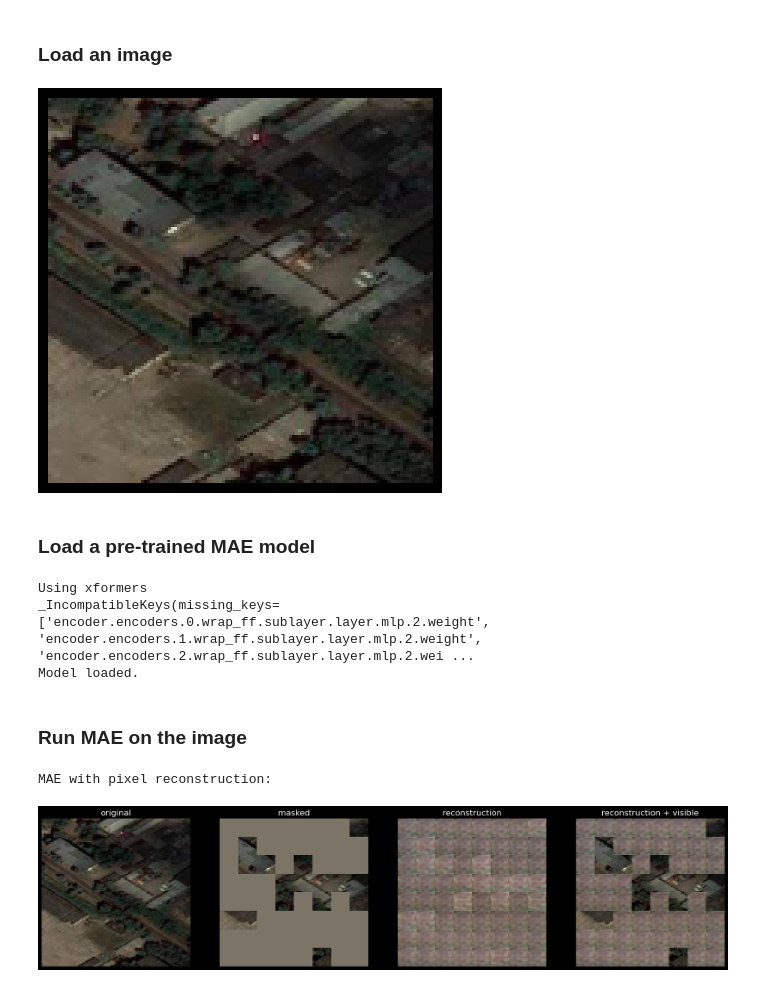
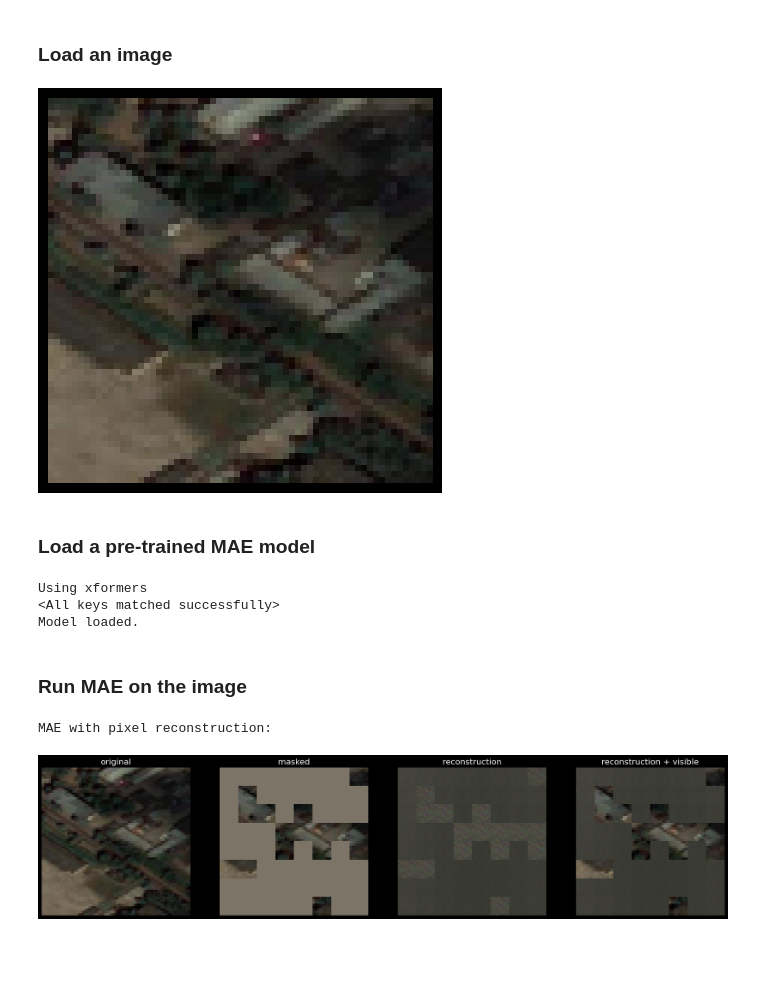
Before and after one commit to aicip/SatMAE, a Jupyter notebook: mae_visualize.ipynb, the cells around one changed output. Cells and saved outputs as stored; diff of their text form; code cells hidden in the pictures; blank space fills up the shorter version.

```diff
--- a/mae_visualize.ipynb
+++ b/mae_visualize.ipynb
@@ -42,7 +42,7 @@ def prepare_model(chkpt_dir, arch='mae_vit_large_patch16', **kwargs):
     print(msg)
     return model
 
-def run_one_image(img, model, p=16, c=3):
+def run_one_image(img, model, patch_size, channels=3):
     x = torch.tensor(img)
 
     # make it a batch-like
@@ -51,13 +51,13 @@ def run_one_image(img, model, p=16, c=3):
 
     # run MAE
     loss, y, mask = model(x.float(), mask_ratio=0.75)
-    y = model.unpatchify(y, p=p, c=c)
+    y = model.unpatchify(y, p=patch_size, c=channels)
     y = torch.einsum('nchw->nhwc', y).detach().cpu()
 
     # visualize the mask
     mask = mask.detach()
     mask = mask.unsqueeze(-1).repeat(1, 1, model.patch_embed.patch_size[0]**2 *3)  # (N, H*W, p*p*3)
-    mask = model.unpatchify(mask, p=p, c=c)  # 1 is removing, 0 is keeping
+    mask = model.unpatchify(mask, p=patch_size, c=channels)  # 1 is removing, 0 is keeping
     mask = torch.einsum('nchw->nhwc', mask).detach().cpu()
 
     x = torch.einsum('nchw->nhwc', x)
@@ -87,12 +87,12 @@ def run_one_image(img, model, p=16, c=3):
 # %% [markdown]
 ### Load an image
 # %%
+img_size = 64
+
 # load an image
 img_url = 'https://encrypted-tbn0.gstatic.com/images?q=tbn:ANd9GcRFQsDBSqgPKLHyunyQ0LJVDBXwzpnvWJqAOLPvVaUoA0xP-ZH4PPVCuyZtMllgEHSRTog&usqp=CAU' # fox, from ILSVRC2012_val_00046145
 # img_url = 'https://user-images.githubusercontent.com/11435359/147743081-0428eecf-89e5-4e07-8da5-a30fd73cc0ba.jpg' # cucumber, from ILSVRC2012_val_00047851
 img = Image.open(requests.get(img_url, stream=True).raw)
-
-img_size = 128
 
 img = img.resize((img_size, img_size))
 img = np.array(img) / 255.
@@ -106,32 +106,38 @@ img = img / imagenet_std
 plt.rcParams['figure.figsize'] = [5, 5]
 show_image(torch.tensor(img))
 # %% [output]
-[figure, old version]
+[figure, new version]
 # %% [markdown]
 ### Load a pre-trained MAE model
 # %%
 # This is an MAE model trained with pixels as targets for visualization (ViT-Large, training mask ratio=0.75)
-attention = 'linformer'
+attention = 'scaled_dot_product'
+patch_size = 8
+ffn_name = "FusedMLP"
+
 
 # download checkpoint if not exist
-checkpoint_dir = f"/data2/HDD_16TB/ICCV/Model_Saving/out_i{img_size}_p16_b64_e200_{attention}"
+# checkpoint_basedir = "/data2/HDD_16TB/ICCV/Model_Saving"
+checkpoint_basedir = "."
 
-checkpoint_name = "checkpoint-190.pth"
+checkpoint_dir = os.path.join(checkpoint_basedir, f"out_i{img_size}_p{patch_size}_b64_e200_{attention}")
+
+checkpoint_name = "checkpoint-0.pth"
 
 chkpt_path = os.path.join(checkpoint_dir, checkpoint_name)
-model_mae = prepare_model(chkpt_path, 'mae_vit_large_patch16', img_size=img_size, attention=attention)
+model_mae = prepare_model(chkpt_path, 'mae_vit_large_patch16', img_size=img_size, patch_size=patch_size, attention=attention, ffn_name="FusedMLP")
 print('Model loaded.')
 # %% [output]
 Using xformers
-_IncompatibleKeys(missing_keys=['encoder.encoders.0.wrap_ff.sublayer.layer.mlp.2.weight', 'encoder.encoders.1.wrap_ff.sublayer.layer.mlp.2.weight', 'encoder.encoders.2.wrap_ff.sublayer.layer.mlp.2.wei ...
+<All keys matched successfully>
 Model loaded.
 # %% [markdown]
 ### Run MAE on the image
 # %%
 # make random mask reproducible (comment out to make it change)
 torch.manual_seed(2)
 print('MAE with pixel reconstruction:')
-run_one_image(img, model_mae)
+run_one_image(img, model_mae, patch_size=patch_size)
 # %% [output]
 MAE with pixel reconstruction:
-[figure, old version]
+[figure, new version]
```
Also changed, not shown: 1 other file.
